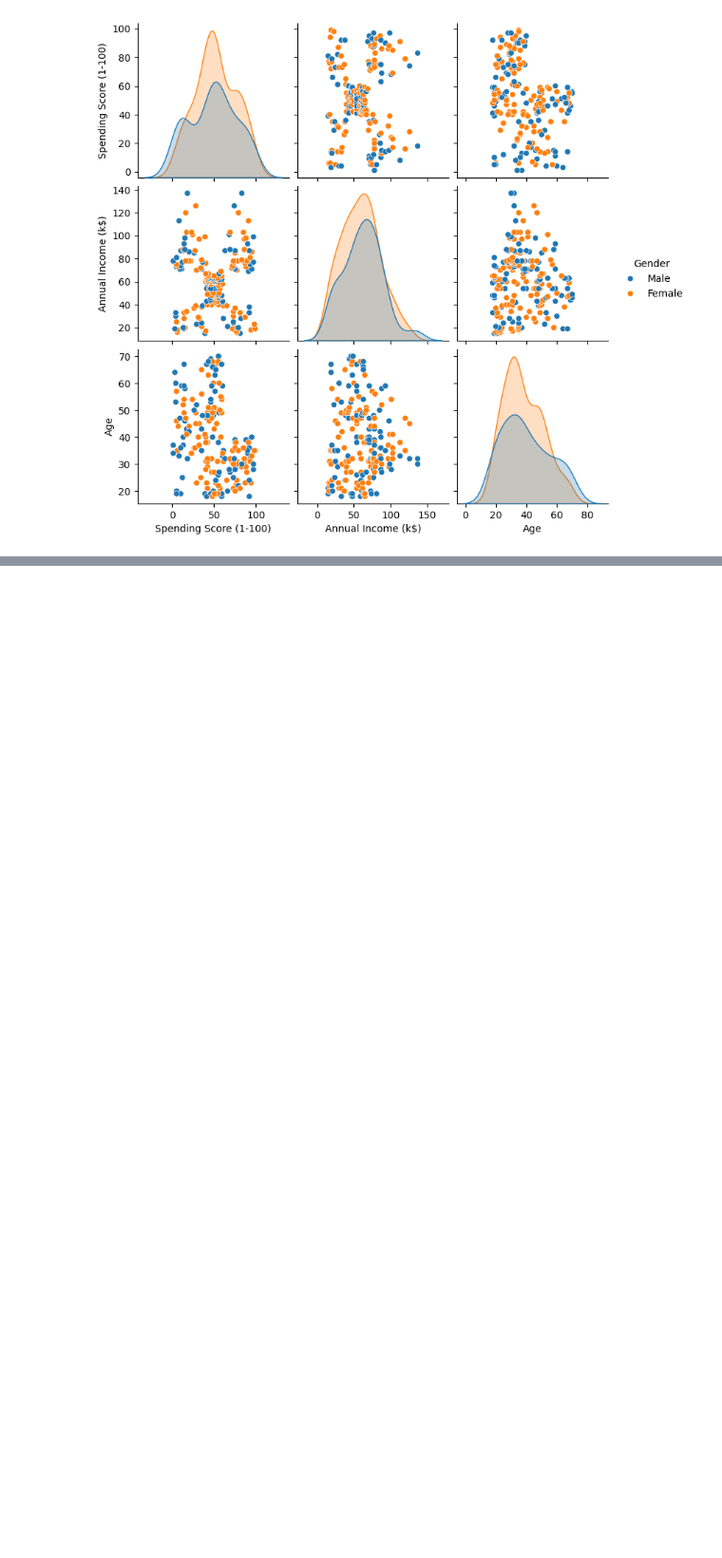
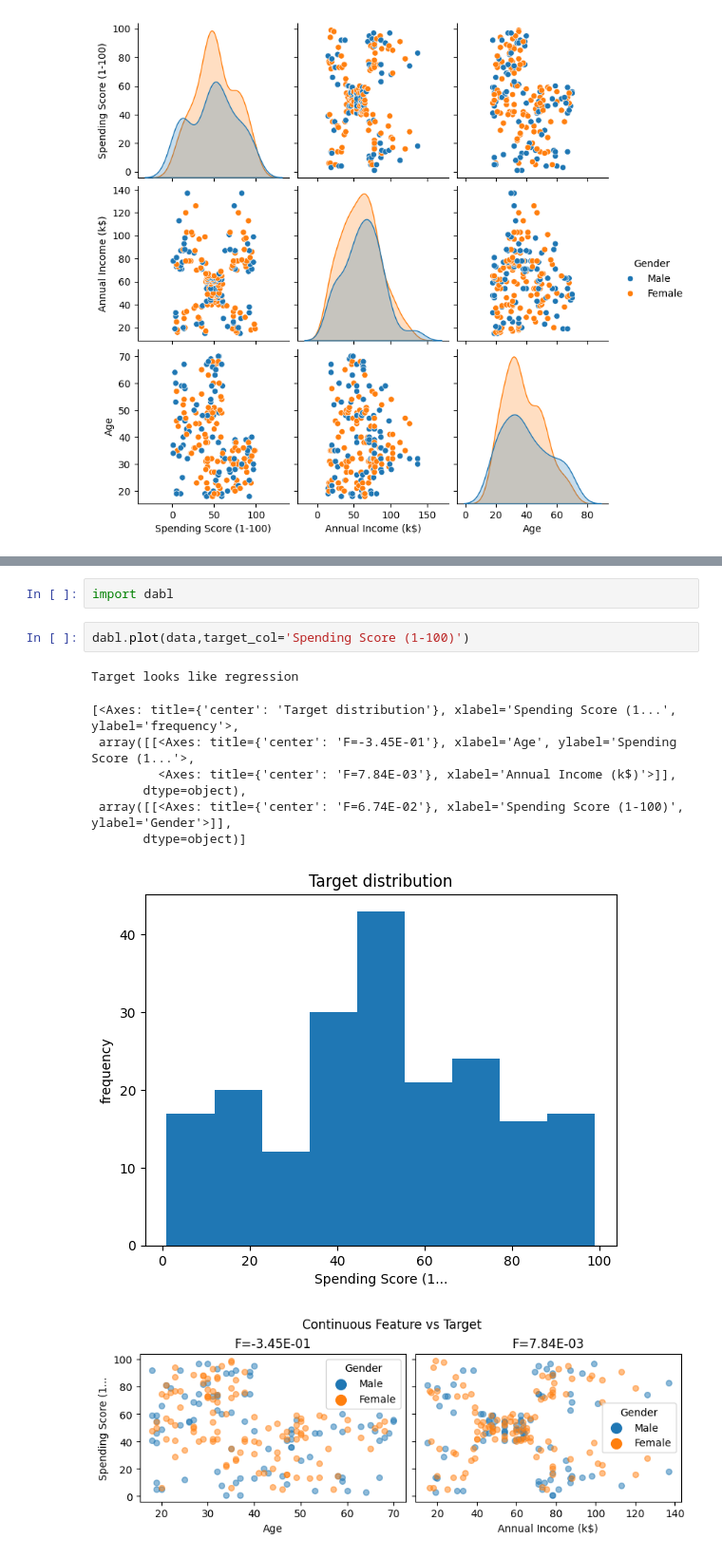
Before and after one commit to RajeevDash007/customer_segmentation_K-Means, a Jupyter notebook: code.ipynb, the cells around one changed output, grey strips where cells are left out. Shown at 95% size. Drawn from its saved outputs; the diff is of its cells as text; blank space fills up the shorter version.

```diff
--- a/code.ipynb
+++ b/code.ipynb
@@ -132,0 +141,14 @@ Text(0.5, 1.0, 'Distribution of Age')
+# %%
+import dabl
+# %%
+dabl.plot(data,target_col='Spending Score (1-100)')
+# %% [output]
+Target looks like regression
+[<Axes: title={'center': 'Target distribution'}, xlabel='Spending Score (1...', ylabel='frequency'>,
+ array([[<Axes: title={'center': 'F=-3.45E-01'}, xlabel='Age', ylabel='Spending Score (1...'>,
+         <Axes: title={'center': 'F=7.84E-03'}, xlabel='Annual Income (k$)'>]],
+       dtype=object),
+ array([[<Axes: title={'center': 'F=6.74E-02'}, xlabel='Spending Score (1-100)', ylabel='Gender'>]],
+       dtype=object)]
+[figure, added]
+[figure, added]
```
Also changed, not shown: parts of 3 cells of this notebook.
